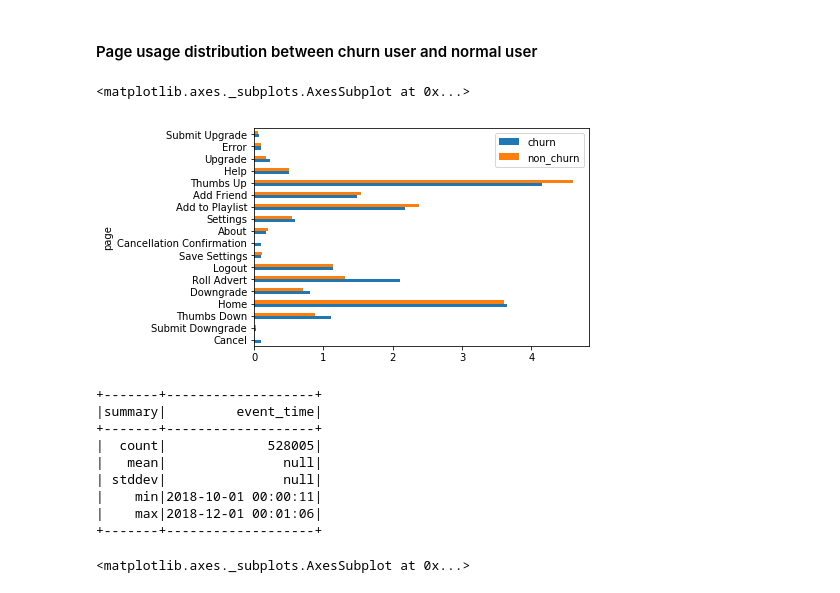
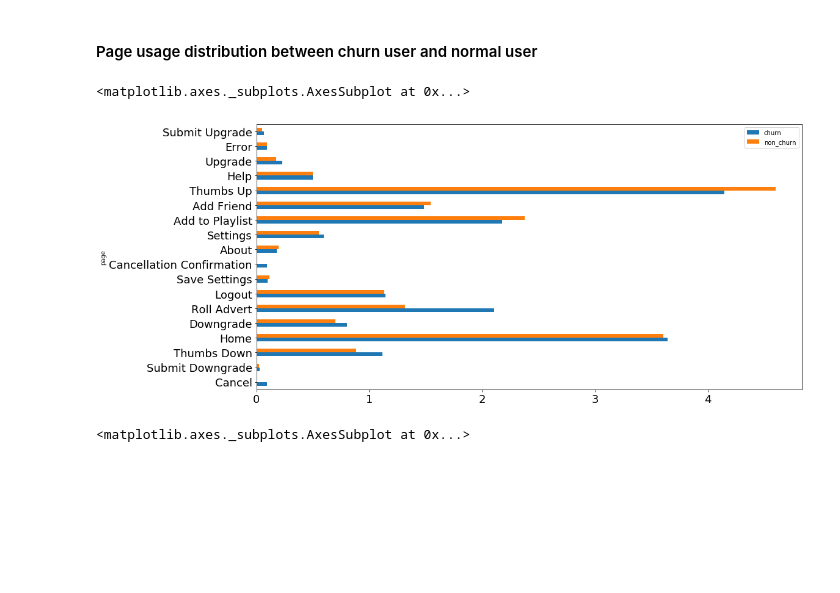
Before and after one commit to cyuancheng/Sparkify, a Jupyter notebook: Sparkify_test.ipynb, the cells around one changed output. Saved outputs shown, nothing was run; the diff lists cells and outputs as text; code cells hidden in the pictures; blank space fills up the shorter version.

```diff
--- a/Sparkify_test.ipynb
+++ b/Sparkify_test.ipynb
@@ -368,23 +377,11 @@ df_temp1 = df_temp1.withColumn("churn", df_temp1["count"]/churn_count*100).sort(
 df_temp2 = df_clean.filter(df_clean['churn']==0).filter(df_clean['page']!="NextSong").groupby(["page"]).count()
 df_temp2 = df_temp2.withColumn("non_churn", df_temp2["count"]/no_churn_count*100).sort("page")
 # %%
-df_pd = df_temp1.join(df_temp2, "page", "outer").drop("count").fillna(0).toPandas()
-df_pd.plot.barh("page")
+df_pageuse = df_temp1.join(df_temp2, "page", "outer").drop("count").fillna(0).toPandas()
+df_pageuse.plot.barh("page", figsize=(16,8), fontsize=18)
 # %% [output]
 <matplotlib.axes._subplots.AxesSubplot at 0x...>
-[figure, old version]
+[figure, new version]
-# %%
-df_clean.select("event_time").describe().show()
-# %% [output]
-+-------+-------------------+
-|summary|         event_time|
-+-------+-------------------+
-|  count|             528005|
-|   mean|               null|
-| stddev|               null|
-|    min|2018-10-01 00:00:11|
-|    max|2018-12-01 00:01:06|
-+-------+-------------------+
 # %%
 df_pd = df_clean.groupby("churn", "userId", "sessionId").count().toPandas()
 sns.boxplot(x='count', y='churn', orient="h", data=df_pd)
```
Also changed, not shown: parts of 38 cells of this notebook.
